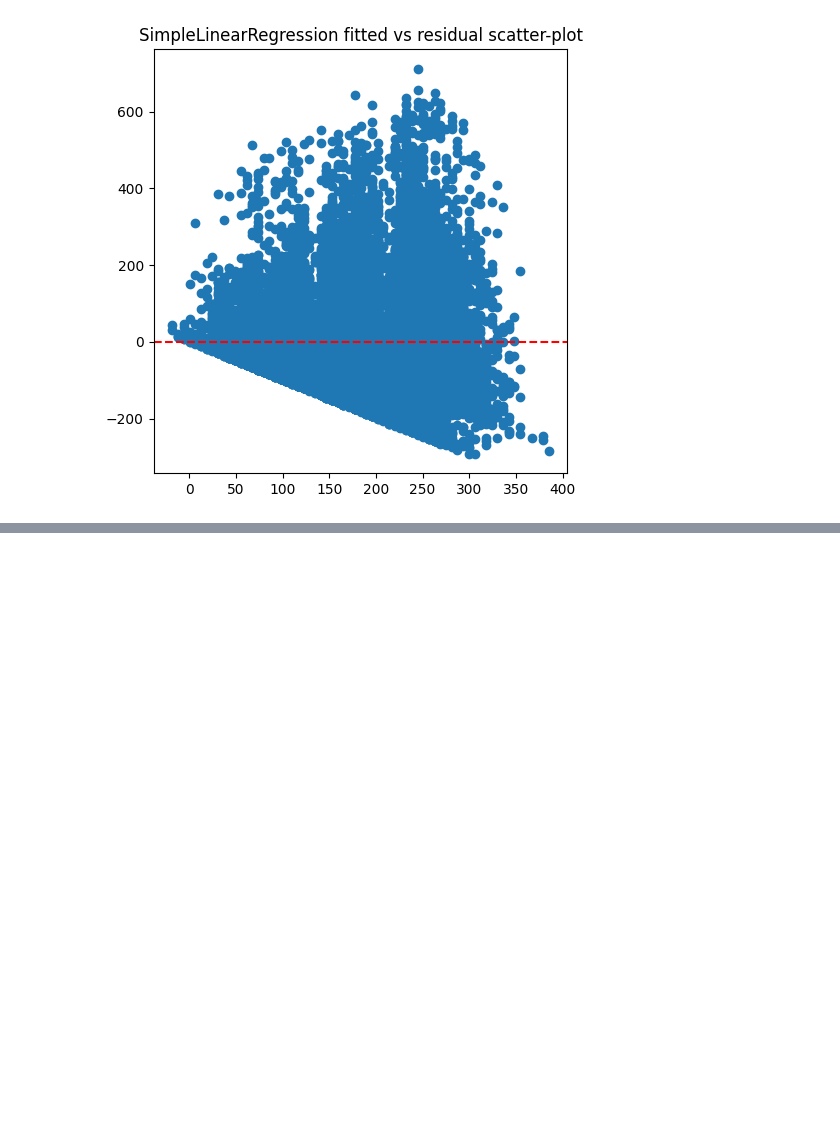
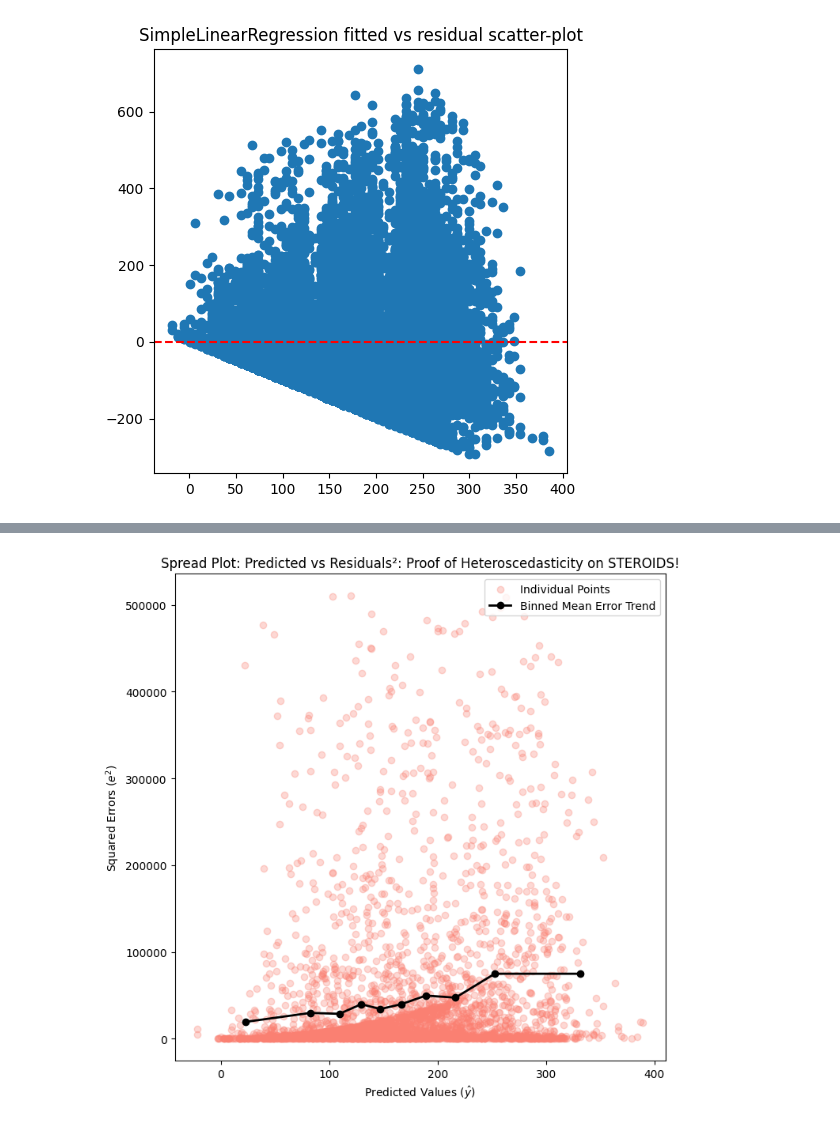
Before and after one commit to sxrthk17/ml-journey, a Jupyter notebook: linear-regression/notebooks/07_Residual_Analysis_Regression_Diagnostics.ipynb, the cells around one changed output, grey strips where cells are left out. Drawn from its saved outputs; the diff is of its cells as text; code cells hidden in the pictures; blank space fills up the shorter version.

```diff
--- a/linear-regression/notebooks/07_Residual_Analysis_Regression_Diagnostics.ipynb
+++ b/linear-regression/notebooks/07_Residual_Analysis_Regression_Diagnostics.ipynb
@@ -124,0 +268,14 @@ plt.show()
+# %%
+model = MultipleLinearRegression()
+model.fit(X_train, y_train)
+y_pred = model.predict(X_test)
+se = (y_test - y_pred) ** 2
+
+spread_df = pd.DataFrame({"prediction": y_pred,"errors":se})
+
+spread_df['pred_bin'] = pd.qcut(spread_df['prediction'], q=10)
+bin_summmary = spread_df.groupby('pred_bin', observed=False)['errors'].mean().reset_index()
+
+print(bin_summmary)
+
+bin_midpoints = bin_summmary['pred_bin'].apply(lambda x: x.mid)
@@ -124,0 +313,23 @@ plt.show()
+# %%
+plt.figure(figsize=(8, 8))
+
+# 1. Scatter plot for individual points
+plt.scatter(y_pred, se, alpha=0.3, color="salmon", label="Individual Points")
+
+# 2. Line plot with a label for the legend
+plt.plot(bin_midpoints,bin_summmary["errors"],marker="o",color="black",linewidth=2, label="Binned Mean Error Trend",)
+
+# 3. Labels and Title
+plt.title(
+    "Spread Plot: Predicted vs Residuals²: Proof of Heteroscedasticity on"
+    " STEROIDS!"
+)
+plt.xlabel("Predicted Values ($\hat{y}$)")
+plt.ylabel("Squared Errors ($e^2$)")
+
+# 4. Activate the legend
+plt.legend()
+
+plt.show()
+# %% [output]
+[figure, added]
```
Also changed, not shown: parts of 28 cells of this notebook.
